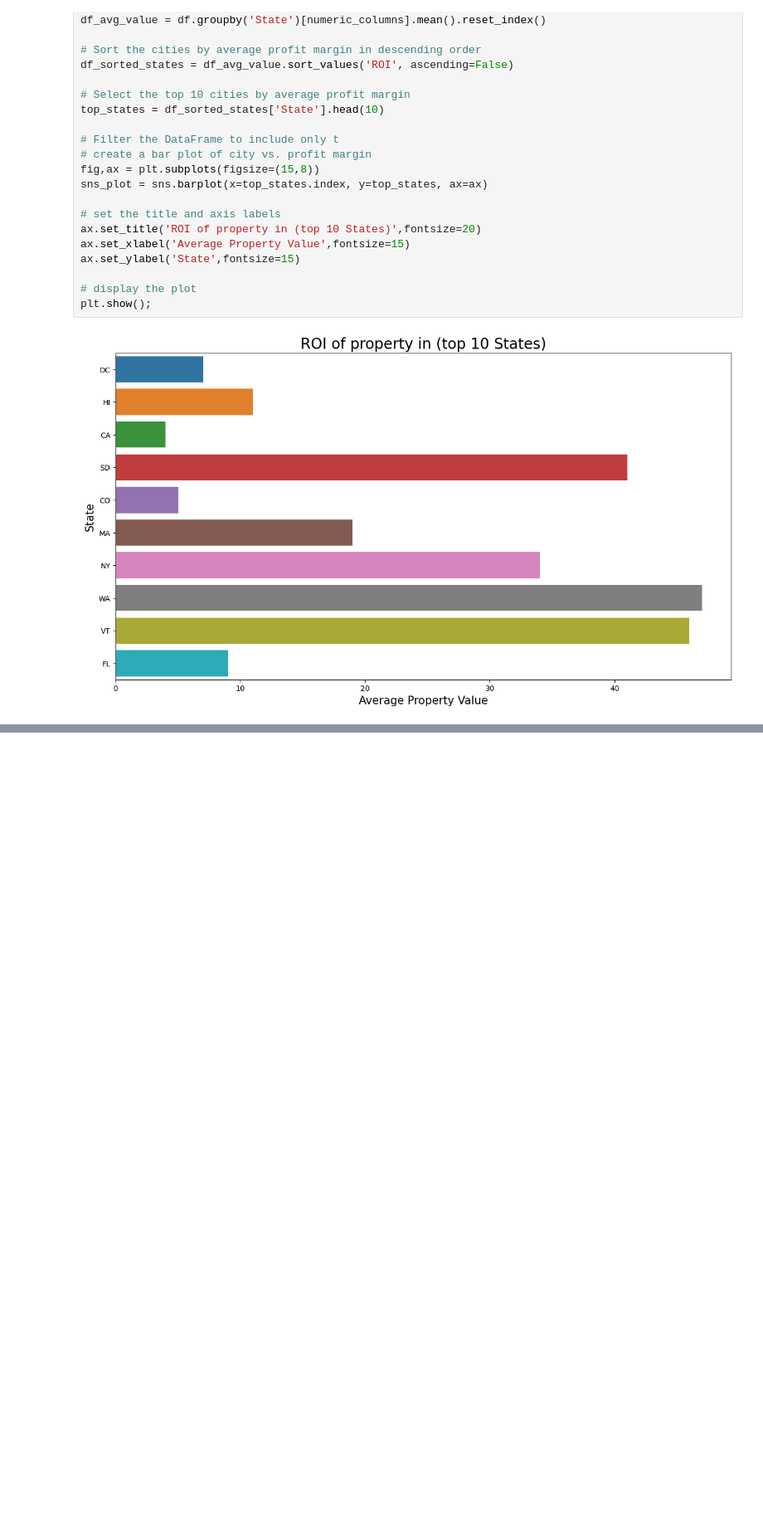
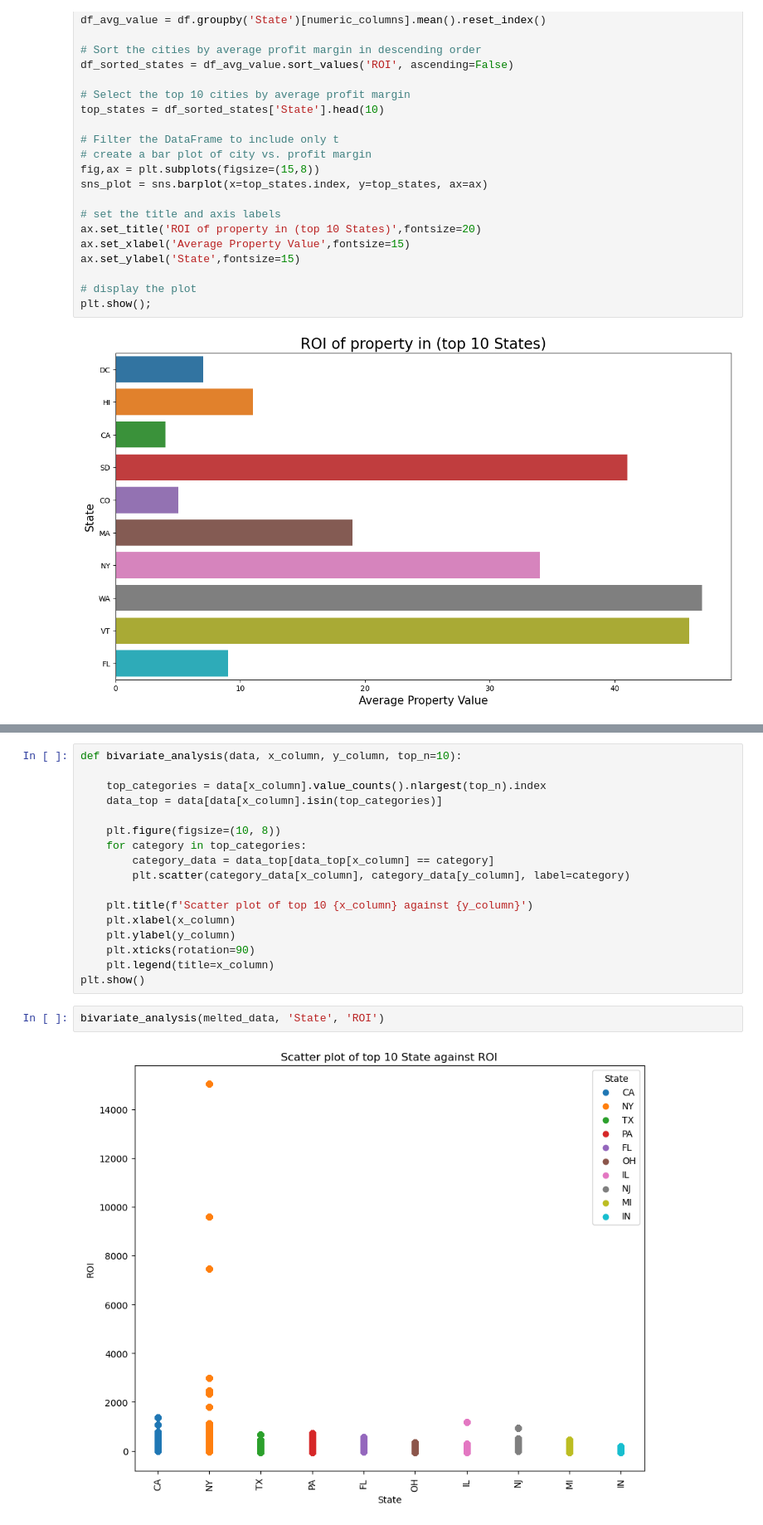
Before and after one commit to paulmwangi/Phase-4-Group-Project, a Jupyter notebook: index.ipynb, the cells around one changed output, grey strips where cells are left out. Shown at 83% size. Saved outputs shown, nothing was run; the diff lists cells and outputs as text; blank space fills up the shorter version.

Commit message:
Adds on univariate, bivariate and multivariate analysis

```diff
--- a/index.ipynb
+++ b/index.ipynb
@@ -307,0 +370,21 @@ region_stats = df.groupby('RegionName').agg({'1996-04':'mean', '1996-04':'m
+# %%
+def bivariate_analysis(data, x_column, y_column, top_n=10):
+
+    top_categories = data[x_column].value_counts().nlargest(top_n).index
+    data_top = data[data[x_column].isin(top_categories)]
+
+    plt.figure(figsize=(10, 8))
+    for category in top_categories:
+        category_data = data_top[data_top[x_column] == category]
+        plt.scatter(category_data[x_column], category_data[y_column], label=category)
+
+    plt.title(f'Scatter plot of top 10 {x_column} against {y_column}')
+    plt.xlabel(x_column)
+    plt.ylabel(y_column)
+    plt.xticks(rotation=90)
+    plt.legend(title=x_column)
+plt.show()
+# %%
+bivariate_analysis(melted_data, 'State', 'ROI')
+# %% [output]
+[figure, added]
```
Also changed, not shown: parts of 30 cells of this notebook.
